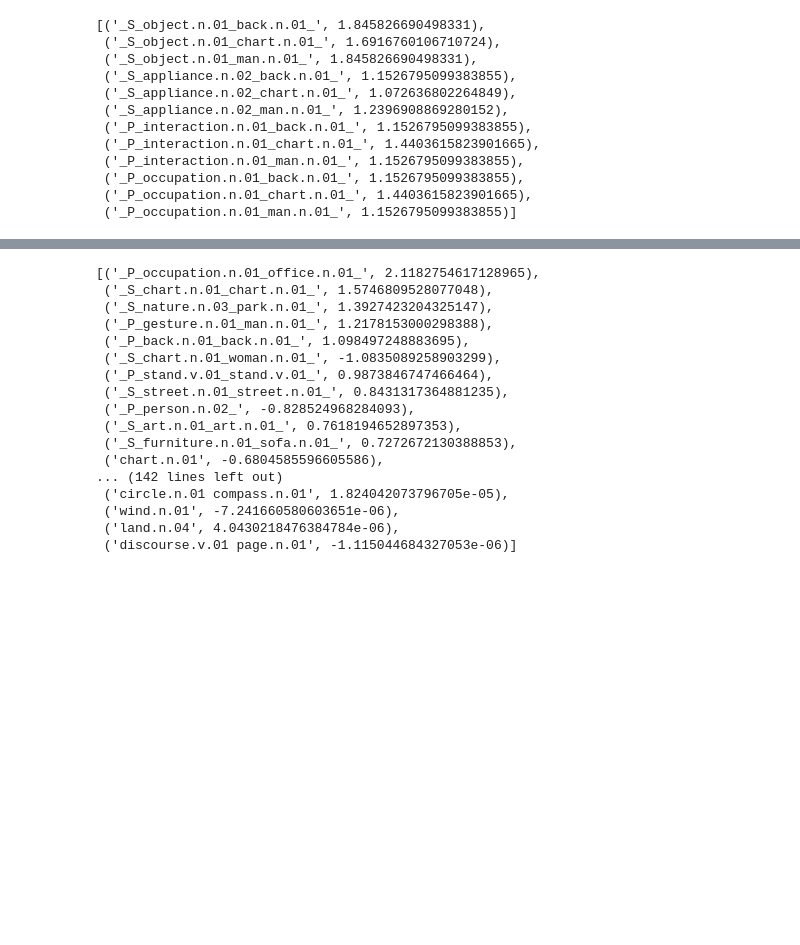
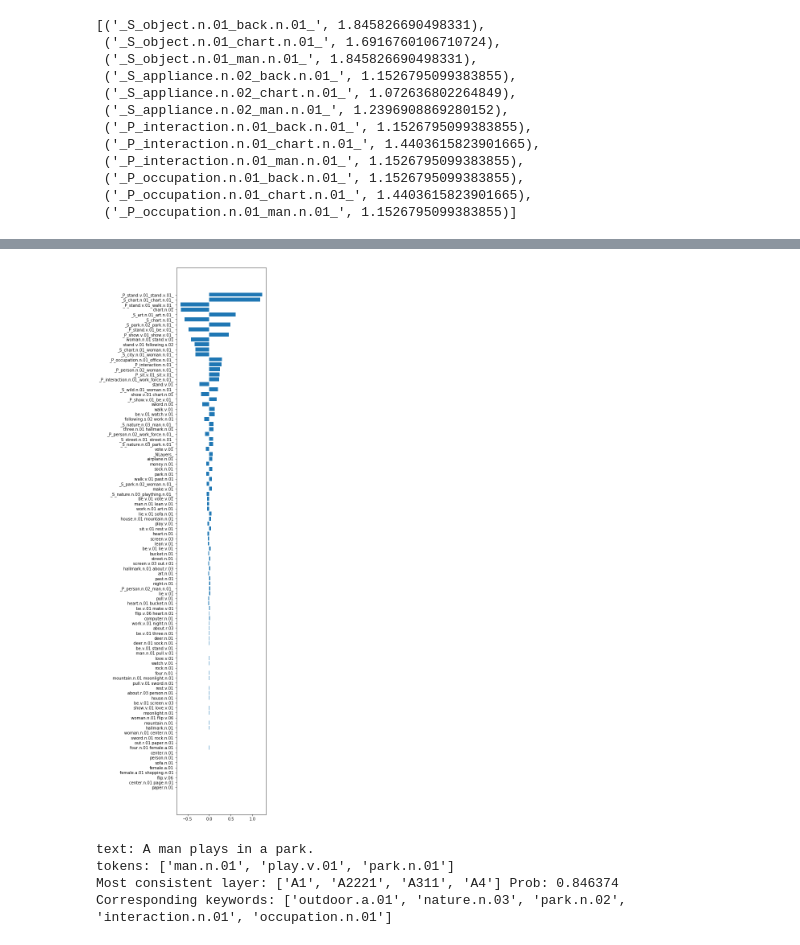
Before and after one commit to shwinshaker/Text2Scene, a Jupyter notebook: train.ipynb, the cells around one changed output, grey strips where cells are left out. Saved outputs shown, nothing was run; the diff lists cells and outputs as text; code cells hidden in the pictures; blank space fills up the shorter version.

Commit message:
search and render

```diff
--- a/train.ipynb
+++ b/train.ipynb
@@ -177,25 +316,12 @@ Accuracy:  0.7142857142857143
 # %%
 d = dict(zip(dataset.features_, clf.coef_.tolist()[0]))
 d_filter = filter(lambda x: x[1] != 0, d.items())
-sorted(d_filter, key=lambda x: abs(x[1]))[::-1]
+feat, valv = zip(*sorted(d_filter, key=lambda x: abs(x[1])))
+plt.figure(figsize=(4,25))
+plt.barh(feat, valv)
+plt.show()
 # %% [output]
-[('_P_occupation.n.01_office.n.01_', 2.1182754617128965),
- ('_S_chart.n.01_chart.n.01_', 1.5746809528077048),
- ('_S_nature.n.03_park.n.01_', 1.3927423204325147),
- ('_P_gesture.n.01_man.n.01_', 1.2178153000298388),
- ('_P_back.n.01_back.n.01_', 1.098497248883695),
- ('_S_chart.n.01_woman.n.01_', -1.0835089258903299),
- ('_P_stand.v.01_stand.v.01_', 0.9873846747466464),
- ('_S_street.n.01_street.n.01_', 0.8431317364881235),
- ('_P_person.n.02_', -0.828524968284093),
- ('_S_art.n.01_art.n.01_', 0.7618194652897353),
- ('_S_furniture.n.01_sofa.n.01_', 0.7272672130388853),
- ('chart.n.01', -0.6804585596605586),
-... (142 lines left out)
- ('circle.n.01 compass.n.01', 1.824042073796705e-05),
- ('wind.n.01', -7.241660580603651e-06),
- ('land.n.04', 4.0430218476384784e-06),
- ('discourse.v.01 page.n.01', -1.115044684327053e-06)]
+[figure, added]
 # %%
 # todo - unseen keywords
 # %%
@@ -209,0 +350,7 @@ for layer in all_layers:
+# %%
+layers = exhaustiveSearch('A man plays in a park.')
+# %% [output]
+text: A man plays in a park.
+tokens: ['man.n.01', 'play.v.01', 'park.n.01']
+Most consistent layer: ['A1', 'A2221', 'A311', 'A4'] Prob: 0.846374
+Corresponding keywords: ['outdoor.a.01', 'nature.n.03', 'park.n.02', 'interaction.n.01', 'occupation.n.01']
```
Also changed, not shown: parts of 13 cells of this notebook, 3 other files.
